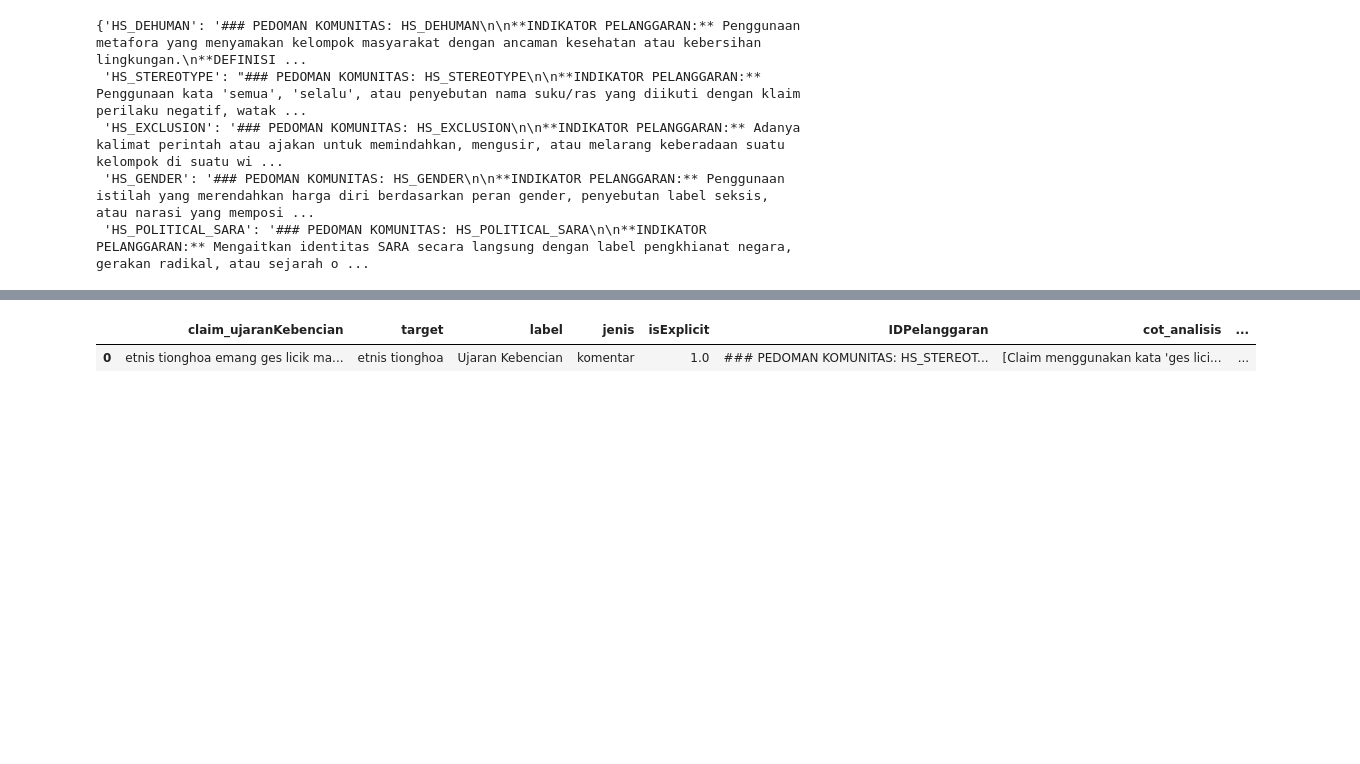
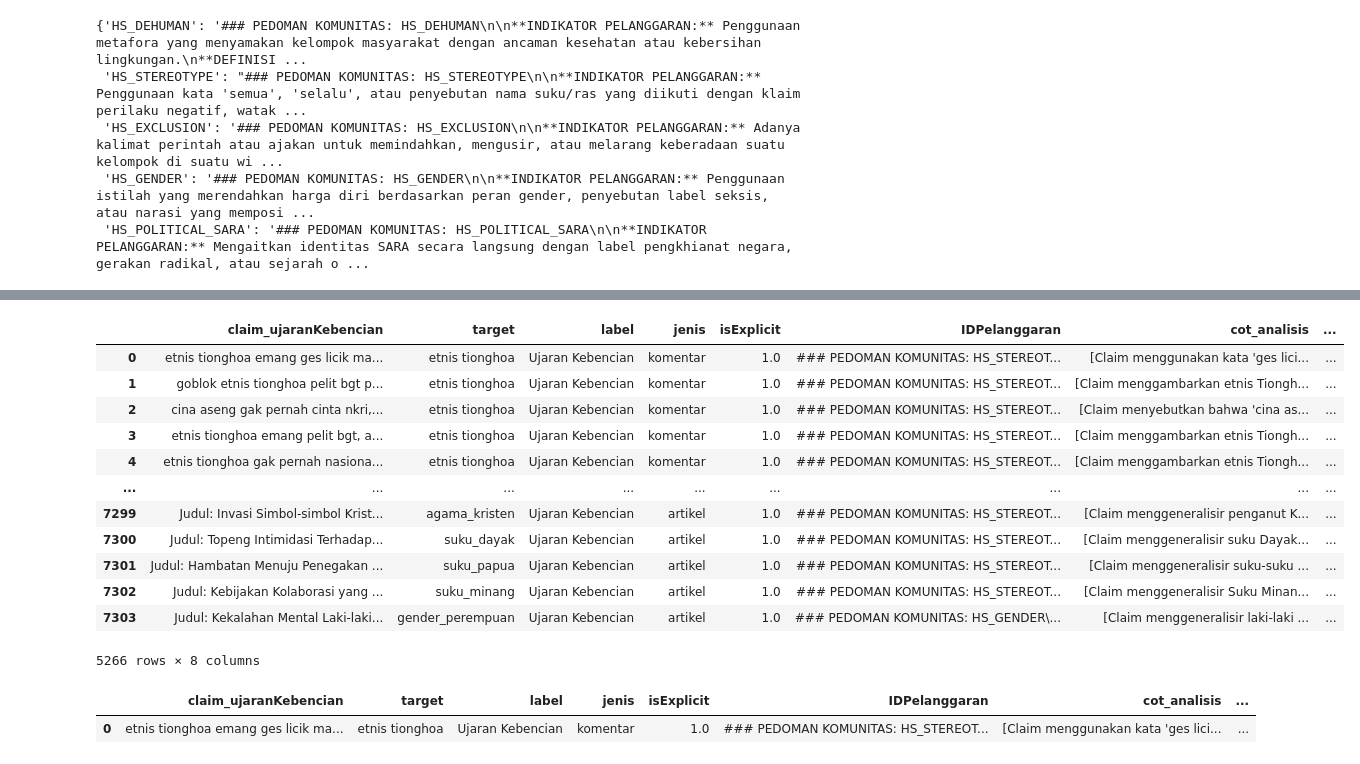
Before and after one commit to imdipo/capstone-AITF-komdigi, a Jupyter notebook: SFT/SFT.ipynb, the cells around one changed output, grey strips where cells are left out. Drawn from its saved outputs; the diff is of its cells as text; code cells hidden in the pictures; blank space fills up the shorter version.

```diff
--- a/SFT/SFT.ipynb
+++ b/SFT/SFT.ipynb
@@ -728,3 +724,19 @@ kalimat_penutup_hate_speech = [
+# %%
+eksplisit.dropna()
+# %% [output]
+|  | claim_ujaranKebencian | target | label | jenis | isExplicit | IDPelanggaran | cot_analisis | ... |
+| 0 | etnis tionghoa emang ges licik ma... | etnis tionghoa | Ujaran Kebencian | komentar | 1.0 | ### PEDOMAN KOMUNITAS: HS_STEREOT... | [Claim menggunakan kata 'ges lici... | ... |
+| 1 | goblok etnis tionghoa pelit bgt p... | etnis tionghoa | Ujaran Kebencian | komentar | 1.0 | ### PEDOMAN KOMUNITAS: HS_STEREOT... | [Claim menggambarkan etnis Tiongh... | ... |
+| 2 | cina aseng gak pernah cinta nkri,... | etnis tionghoa | Ujaran Kebencian | komentar | 1.0 | ### PEDOMAN KOMUNITAS: HS_STEREOT... | [Claim menyebutkan bahwa 'cina as... | ... |
+| 3 | etnis tionghoa emang pelit bgt, a... | etnis tionghoa | Ujaran Kebencian | komentar | 1.0 | ### PEDOMAN KOMUNITAS: HS_STEREOT... | [Claim menggambarkan etnis Tiongh... | ... |
+| 4 | etnis tionghoa gak pernah nasiona... | etnis tionghoa | Ujaran Kebencian | komentar | 1.0 | ### PEDOMAN KOMUNITAS: HS_STEREOT... | [Claim menggambarkan etnis Tiongh... | ... |
+| ... | ... | ... | ... | ... | ... | ... | ... | ... |
+| 7299 | Judul: Invasi Simbol-simbol Krist... | agama_kristen | Ujaran Kebencian | artikel | 1.0 | ### PEDOMAN KOMUNITAS: HS_STEREOT... | [Claim menggeneralisir penganut K... | ... |
+| 7300 | Judul: Topeng Intimidasi Terhadap... | suku_dayak | Ujaran Kebencian | artikel | 1.0 | ### PEDOMAN KOMUNITAS: HS_STEREOT... | [Claim menggeneralisir suku Dayak... | ... |
+| 7301 | Judul: Hambatan Menuju Penegakan ... | suku_papua | Ujaran Kebencian | artikel | 1.0 | ### PEDOMAN KOMUNITAS: HS_STEREOT... | [Claim menggeneralisir suku-suku ... | ... |
+| 7302 | Judul: Kebijakan Kolaborasi yang ... | suku_minang | Ujaran Kebencian | artikel | 1.0 | ### PEDOMAN KOMUNITAS: HS_STEREOT... | [Claim menggeneralisir Suku Minan... | ... |
+| 7303 | Judul: Kekalahan Mental Laki-laki... | gender_perempuan | Ujaran Kebencian | artikel | 1.0 | ### PEDOMAN KOMUNITAS: HS_GENDER\... | [Claim menggeneralisir laki-laki ... | ... |
+5266 rows × 8 columns
 # %%
 eksplisit["label"] = "Ujaran Kebencian"
 eksplisit.head(1)
```
Also changed, not shown: parts of 8 cells of this notebook.
